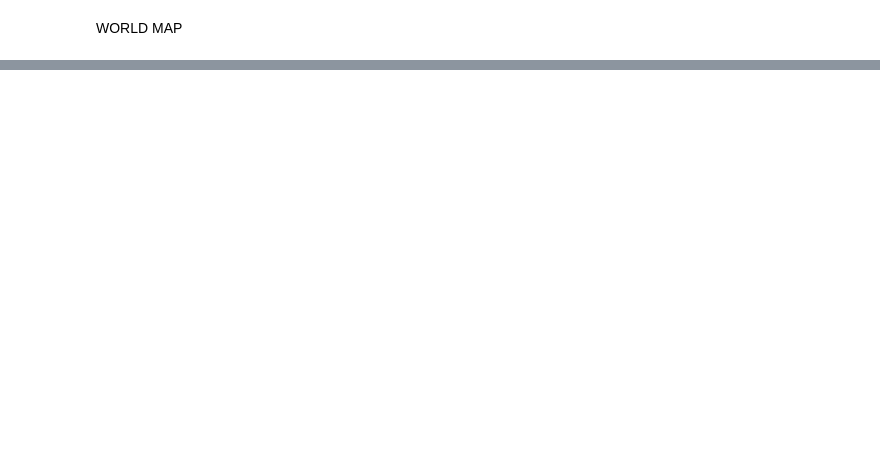
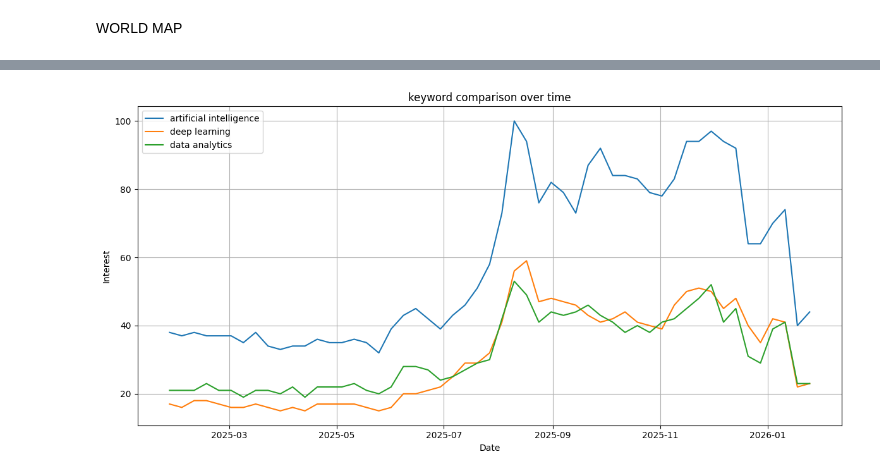
Before and after one commit to soniya-builds/Data-Analysis-Projects, a Jupyter notebook: Full Data Science Project/rawcode.ipynb, the cells around one changed output, grey strips where cells are left out. Drawn from its saved outputs; the diff is of its cells as text; code cells hidden in the pictures; blank space fills up the shorter version.

```diff
--- a/Full Data Science Project/rawcode.ipynb
+++ b/Full Data Science Project/rawcode.ipynb
@@ -51,0 +68,19 @@ fig.show()
+# %%
+kw_list = ["artificial intelligence", "deep learning", "data analytics"]
+pytrends.build_payload(kw_list, cat = 0, timeframe = 'today 12-m', geo = '', gprop = '')
+# %%
+compare_df = pytrends.interest_over_time()
+
+plt.figure(figsize=(12,6))
+for kw in kw_list:
+    plt.plot(compare_df.index, compare_df[kw], label = kw)
+
+plt.title("keyword comparison over time")
+plt.xlabel("Date")
+plt.ylabel("Interest")
+plt.legend()
+plt.grid(True)
+plt.tight_layout()
+plt.show()
+# %% [output]
+[figure, added]
```
Also changed, not shown: parts of 8 cells of this notebook.
